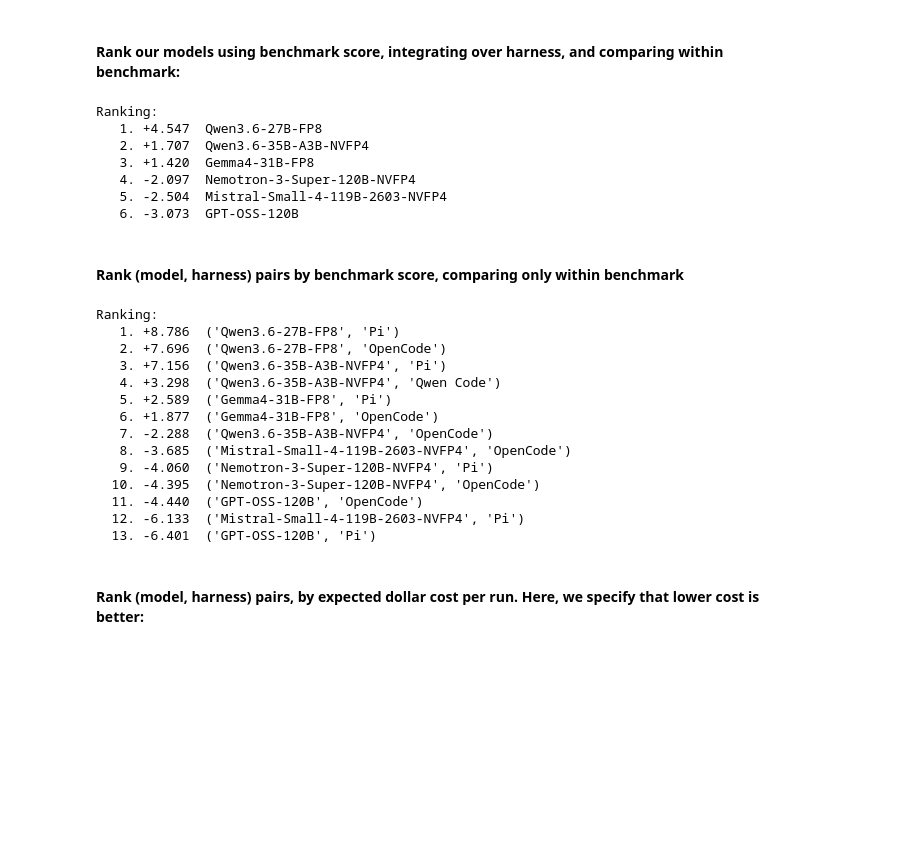
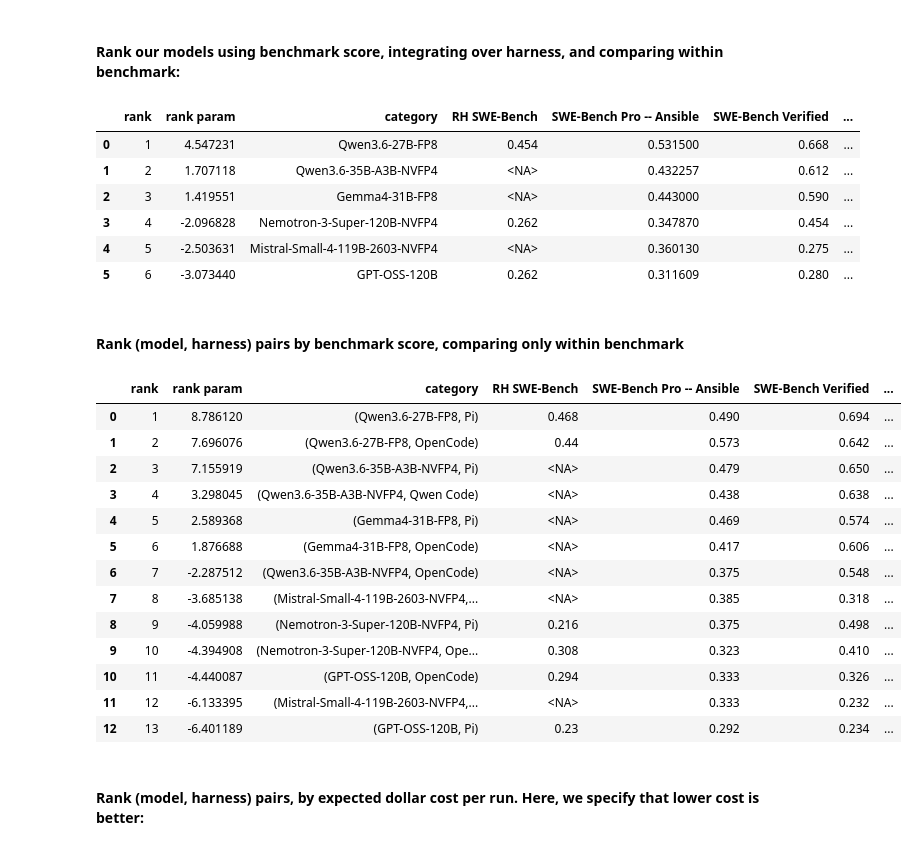
Before and after one commit to erikerlandson/paired-comparison-ranking, a Jupyter notebook: nb/paired-comparison-ranking.ipynb, the cells around one changed output. Saved outputs shown, nothing was run; the diff lists cells and outputs as text; code cells hidden in the pictures; blank space fills up the shorter version.

Commit message:
add combined ranking+metric visualization

```diff
--- a/nb/paired-comparison-ranking.ipynb
+++ b/nb/paired-comparison-ranking.ipynb
@@ -276,2 +267,20 @@ def prepare_ranking_data(df: pd.DataFrame,
+# %%
+def ranking_dataframe(cats, params, eqvdata):
+    ranking = np.argsort(params, descending=True)
+
+    rankdata = {
+        'rank': [], 'rank param': [], 'category': [],
+    }
+    for k in eqvdata.keys():
+        rankdata[k] = []
+    for rank, idx in enumerate(ranking, start=1):
+        rankdata['rank'].append(rank)
+        rankdata['rank param'].append(params[idx])
+        rankdata['category'].append(cats[idx])
+        for k in eqvdata.keys():
+            mets = eqvdata[k][idx]
+            mean = np.mean(mets) if len(mets) > 0 else pd.NA
+            rankdata[k].append(mean)
+    return pd.DataFrame(rankdata)
 # %% [markdown]
 #### Rank our harnesses, using benchmark score as our metric. We will "integrate" over models, and only using comparisons where the benchmark is the same:
@@ -291,46 +296,38 @@ Ranking:
 # %% [markdown]
 #### Rank our models using benchmark score, integrating over harness, and comparing within benchmark:
 # %%
-comps, cats = prepare_ranking_data(df, 'model.name', 'metrics.score', eqvcol='benchmark.name')
+comps, cats, eqvdata = prepare_ranking_data(df, 'model.name', 'metrics.score', eqvcol='benchmark.name')
 params = choix.ilsr_pairwise(len(cats), comps, alpha=1e-3)
-ranking = np.argsort(params, descending=True)
-
-print("Ranking:")
-for rank, idx in enumerate(ranking, start=1):
-    print(f"  {rank:2d}. {params[idx]:+.3f}  {cats[idx]}")
+ranking_dataframe(cats, params, eqvdata)
 # %% [output]
-Ranking:
-   1. +4.547  Qwen3.6-27B-FP8
-   2. +1.707  Qwen3.6-35B-A3B-NVFP4
-   3. +1.420  Gemma4-31B-FP8
-   4. -2.097  Nemotron-3-Super-120B-NVFP4
-   5. -2.504  Mistral-Small-4-119B-2603-NVFP4
-   6. -3.073  GPT-OSS-120B
+|  | rank | rank param | category | RH SWE-Bench | SWE-Bench Pro -- Ansible | SWE-Bench Verified | ... |
+| 0 | 1 | 4.547231 | Qwen3.6-27B-FP8 | 0.454 | 0.531500 | 0.668 | ... |
+| 1 | 2 | 1.707118 | Qwen3.6-35B-A3B-NVFP4 | <NA> | 0.432257 | 0.612 | ... |
+| 2 | 3 | 1.419551 | Gemma4-31B-FP8 | <NA> | 0.443000 | 0.590 | ... |
+| 3 | 4 | -2.096828 | Nemotron-3-Super-120B-NVFP4 | 0.262 | 0.347870 | 0.454 | ... |
+| 4 | 5 | -2.503631 | Mistral-Small-4-119B-2603-NVFP4 | <NA> | 0.360130 | 0.275 | ... |
+| 5 | 6 | -3.073440 | GPT-OSS-120B | 0.262 | 0.311609 | 0.280 | ... |
 # %% [markdown]
 #### Rank (model, harness) pairs by benchmark score, comparing only within benchmark
 # %%
-comps, cats = prepare_ranking_data(df, ['model.name', 'harness.name'], 'metrics.score', eqvcol='benchmark.name')
+comps, cats, eqvdata = prepare_ranking_data(df, ['model.name', 'harness.name'], 'metrics.score', eqvcol='benchmark.name')
 params = choix.ilsr_pairwise(len(cats), comps, alpha=1e-3)
-ranking = np.argsort(params, descending=True)
-
-print("Ranking:")
-for rank, idx in enumerate(ranking, start=1):
-    print(f"  {rank:2d}. {params[idx]:+.3f}  {cats[idx]}")
+ranking_dataframe(cats, params, eqvdata)
 # %% [output]
-Ranking:
-   1. +8.786  ('Qwen3.6-27B-FP8', 'Pi')
-   2. +7.696  ('Qwen3.6-27B-FP8', 'OpenCode')
-   3. +7.156  ('Qwen3.6-35B-A3B-NVFP4', 'Pi')
-   4. +3.298  ('Qwen3.6-35B-A3B-NVFP4', 'Qwen Code')
-   5. +2.589  ('Gemma4-31B-FP8', 'Pi')
-   6. +1.877  ('Gemma4-31B-FP8', 'OpenCode')
-   7. -2.288  ('Qwen3.6-35B-A3B-NVFP4', 'OpenCode')
-   8. -3.685  ('Mistral-Small-4-119B-2603-NVFP4', 'OpenCode')
-   9. -4.060  ('Nemotron-3-Super-120B-NVFP4', 'Pi')
-  10. -4.395  ('Nemotron-3-Super-120B-NVFP4', 'OpenCode')
-  11. -4.440  ('GPT-OSS-120B', 'OpenCode')
-  12. -6.133  ('Mistral-Small-4-119B-2603-NVFP4', 'Pi')
-  13. -6.401  ('GPT-OSS-120B', 'Pi')
+|  | rank | rank param | category | RH SWE-Bench | SWE-Bench Pro -- Ansible | SWE-Bench Verified | ... |
+| 0 | 1 | 8.786120 | (Qwen3.6-27B-FP8, Pi) | 0.468 | 0.490 | 0.694 | ... |
+| 1 | 2 | 7.696076 | (Qwen3.6-27B-FP8, OpenCode) | 0.44 | 0.573 | 0.642 | ... |
+| 2 | 3 | 7.155919 | (Qwen3.6-35B-A3B-NVFP4, Pi) | <NA> | 0.479 | 0.650 | ... |
+| 3 | 4 | 3.298045 | (Qwen3.6-35B-A3B-NVFP4, Qwen Code) | <NA> | 0.438 | 0.638 | ... |
+| 4 | 5 | 2.589368 | (Gemma4-31B-FP8, Pi) | <NA> | 0.469 | 0.574 | ... |
+| 5 | 6 | 1.876688 | (Gemma4-31B-FP8, OpenCode) | <NA> | 0.417 | 0.606 | ... |
+| 6 | 7 | -2.287512 | (Qwen3.6-35B-A3B-NVFP4, OpenCode) | <NA> | 0.375 | 0.548 | ... |
+| 7 | 8 | -3.685138 | (Mistral-Small-4-119B-2603-NVFP4,... | <NA> | 0.385 | 0.318 | ... |
+| 8 | 9 | -4.059988 | (Nemotron-3-Super-120B-NVFP4, Pi) | 0.216 | 0.375 | 0.498 | ... |
+| 9 | 10 | -4.394908 | (Nemotron-3-Super-120B-NVFP4, Ope... | 0.308 | 0.323 | 0.410 | ... |
+| 10 | 11 | -4.440087 | (GPT-OSS-120B, OpenCode) | 0.294 | 0.333 | 0.326 | ... |
+| 11 | 12 | -6.133395 | (Mistral-Small-4-119B-2603-NVFP4,... | <NA> | 0.333 | 0.232 | ... |
+| 12 | 13 | -6.401189 | (GPT-OSS-120B, Pi) | 0.23 | 0.292 | 0.234 | ... |
 # %% [markdown]
 #### Rank (model, harness) pairs, by expected dollar cost per run. Here, we specify that lower cost is better:
 # %%
```
Also changed, not shown: parts of 8 cells of this notebook.
